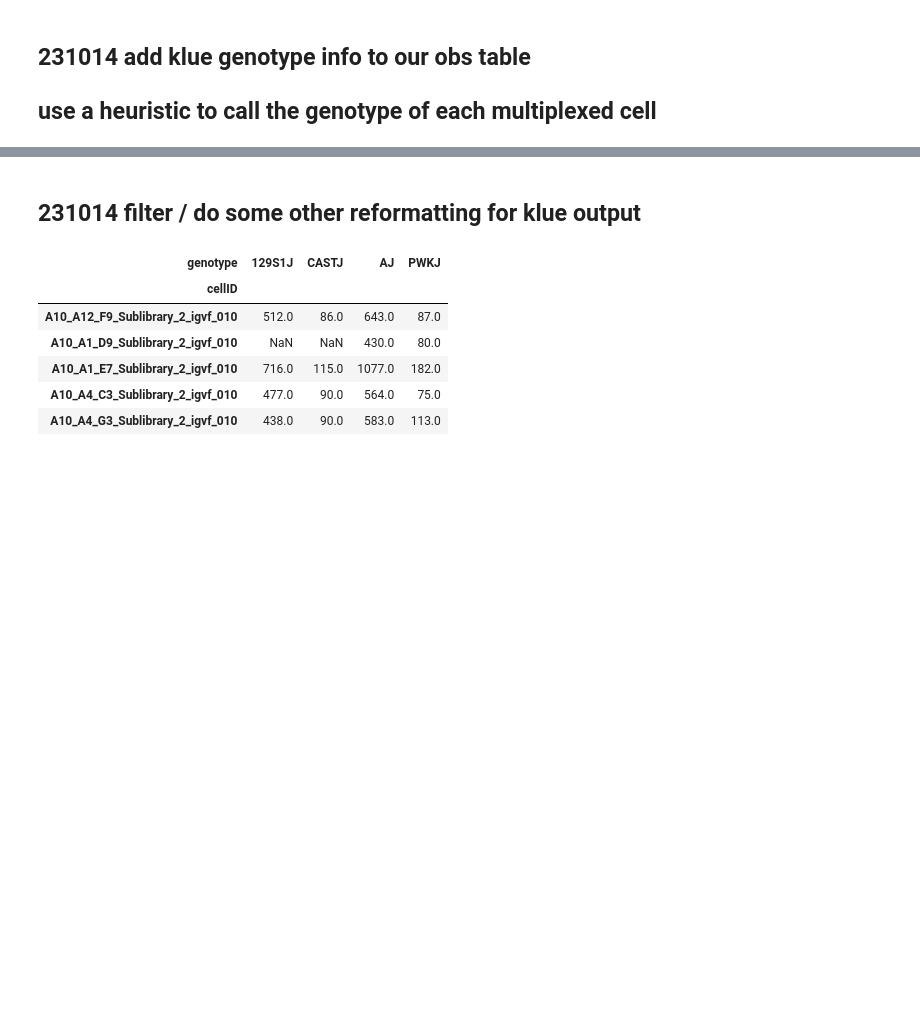
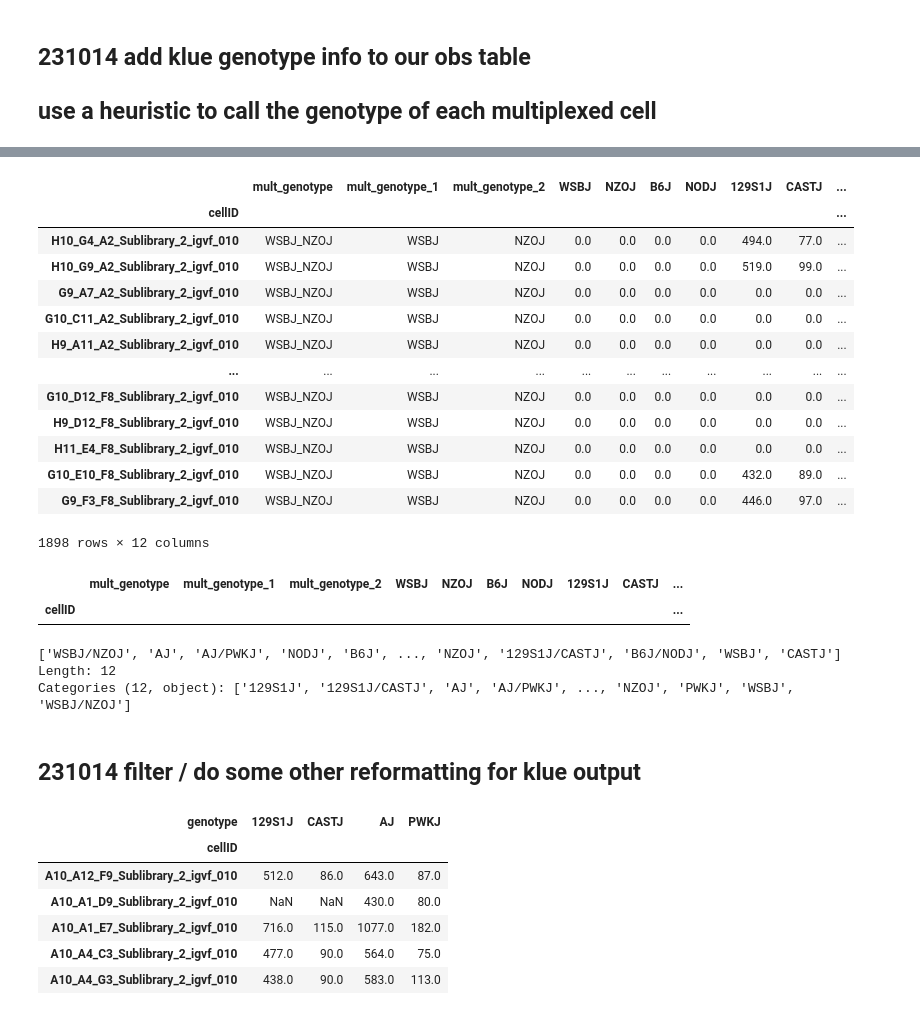
Before and after one commit to mortazavilab/parse_pipeline, a Jupyter notebook: snakemake/snakemake_dev.ipynb, the cells around one changed output, grey strips where cells are left out. Cells and saved outputs as stored; diff of their text form; code cells hidden in the pictures; blank space fills up the shorter version.

```diff
--- a/snakemake/snakemake_dev.ipynb
+++ b/snakemake/snakemake_dev.ipynb
@@ -16,3 +310,31 @@ with open(config_file) as f:
+# %%
+temp.loc[temp.WSBJ==temp.NZOJ]
+# %% [output]
+|  | mult_genotype | mult_genotype_1 | mult_genotype_2 | WSBJ | NZOJ | B6J | NODJ | 129S1J | CASTJ | ... |
+| cellID |  |  |  |  |  |  |  |  |  | ... |
+| H10_G4_A2_Sublibrary_2_igvf_010 | WSBJ_NZOJ | WSBJ | NZOJ | 0.0 | 0.0 | 0.0 | 0.0 | 494.0 | 77.0 | ... |
+| H10_G9_A2_Sublibrary_2_igvf_010 | WSBJ_NZOJ | WSBJ | NZOJ | 0.0 | 0.0 | 0.0 | 0.0 | 519.0 | 99.0 | ... |
+| G9_A7_A2_Sublibrary_2_igvf_010 | WSBJ_NZOJ | WSBJ | NZOJ | 0.0 | 0.0 | 0.0 | 0.0 | 0.0 | 0.0 | ... |
+| G10_C11_A2_Sublibrary_2_igvf_010 | WSBJ_NZOJ | WSBJ | NZOJ | 0.0 | 0.0 | 0.0 | 0.0 | 0.0 | 0.0 | ... |
+| H9_A11_A2_Sublibrary_2_igvf_010 | WSBJ_NZOJ | WSBJ | NZOJ | 0.0 | 0.0 | 0.0 | 0.0 | 0.0 | 0.0 | ... |
+| ... | ... | ... | ... | ... | ... | ... | ... | ... | ... | ... |
+| G10_D12_F8_Sublibrary_2_igvf_010 | WSBJ_NZOJ | WSBJ | NZOJ | 0.0 | 0.0 | 0.0 | 0.0 | 0.0 | 0.0 | ... |
+| H9_D12_F8_Sublibrary_2_igvf_010 | WSBJ_NZOJ | WSBJ | NZOJ | 0.0 | 0.0 | 0.0 | 0.0 | 0.0 | 0.0 | ... |
+| H11_E4_F8_Sublibrary_2_igvf_010 | WSBJ_NZOJ | WSBJ | NZOJ | 0.0 | 0.0 | 0.0 | 0.0 | 0.0 | 0.0 | ... |
+| G10_E10_F8_Sublibrary_2_igvf_010 | WSBJ_NZOJ | WSBJ | NZOJ | 0.0 | 0.0 | 0.0 | 0.0 | 432.0 | 89.0 | ... |
+| G9_F3_F8_Sublibrary_2_igvf_010 | WSBJ_NZOJ | WSBJ | NZOJ | 0.0 | 0.0 | 0.0 | 0.0 | 446.0 | 97.0 | ... |
+1898 rows × 12 columns
+# %%
+temp.loc[temp.new_genotype == 'WSB']
+# %% [output]
+|  | mult_genotype | mult_genotype_1 | mult_genotype_2 | WSBJ | NZOJ | B6J | NODJ | 129S1J | CASTJ | ... |
+| cellID |  |  |  |  |  |  |  |  |  | ... |
+# %%
+adata.obs.Genotype.unique()
+# %% [output]
+['WSBJ/NZOJ', 'AJ', 'AJ/PWKJ', 'NODJ', 'B6J', ..., 'NZOJ', '129S1J/CASTJ', 'B6J/NODJ', 'WSBJ', 'CASTJ']
+Length: 12
+Categories (12, object): ['129S1J', '129S1J/CASTJ', 'AJ', 'AJ/PWKJ', ..., 'NZOJ', 'PWKJ', 'WSBJ', 'WSBJ/NZOJ']
 # %% [markdown]
 ## 231014 filter / do some other reformatting for klue output
 # %%
```
Also changed, not shown: parts of 18 cells of this notebook, 2 other files.
